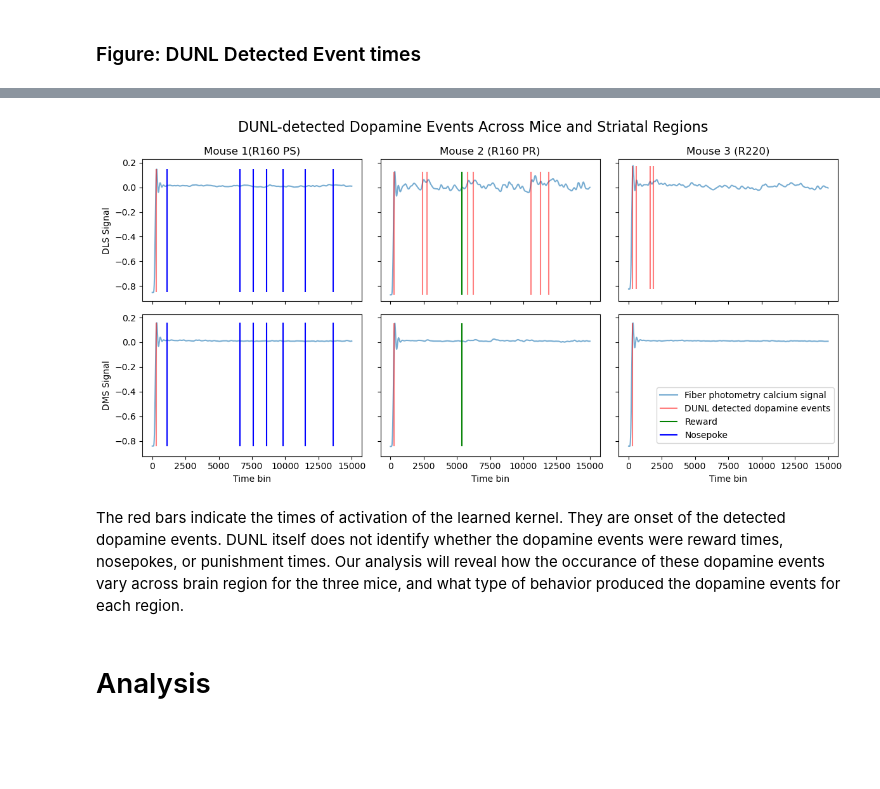
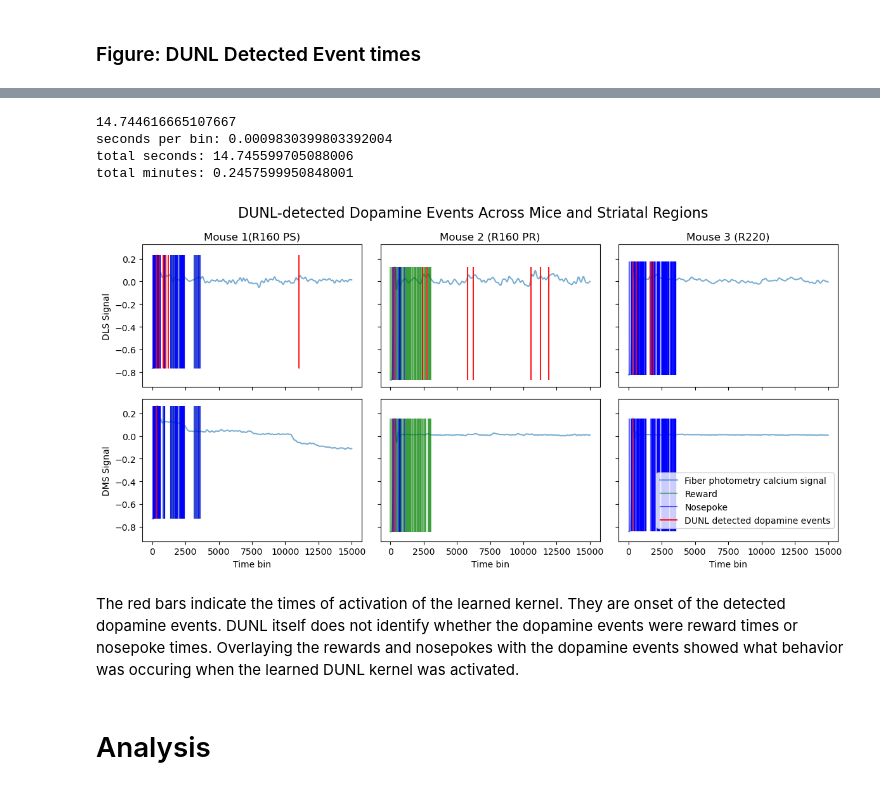
Before and after one commit to esmcclung/BIPN_162_Final, a Jupyter notebook: Dandi_set_197.ipynb, the cells around one changed output, grey strips where cells are left out. Cells and saved outputs as stored; diff of their text form; code cells hidden in the pictures; blank space fills up the shorter version.

Commit message:
fixed dopamine event graph

```diff
--- a/Dandi_set_197.ipynb
+++ b/Dandi_set_197.ipynb
@@ -302,7 +297,7 @@ After DUNL ran 1 time, the outputs of the learned kernels were evaluated. Since
 import sys
 
 sys.path.append("dunl-compneuro/dunl")
-model = torch.load("971_dunl_results/z_sara_bahareh_final/results 1/model/model_final.pt", weights_only = False)
+model = torch.load("971_dunl_results/3KERNELStrial1/model/model_final.pt", weights_only = False)
 H = model.state_dict()['H']
 print(H.shape) #There are 3 kernels, 1 channel, and 24 time bins. The 3 kernels matches the 3 kernels found in the paper.
 H_np = H.detach().cpu().numpy() #convert the kernels from a tensor to a numpy array
@@ -315,7 +310,7 @@ from datasetloader import DUNLdataset
 device = torch.device("cpu")
 
 # load model
-net = torch.load("971_dunl_results/z_sara_bahareh_final/results 1/model/model_final.pt", map_location=device, weights_only = False)
+net = torch.load("971_dunl_results/3KERNELStrial1/model/model_final.pt", map_location=device, weights_only = False)
 net = net.to(device)
 net.eval()
 
@@ -807,6 +806,7 @@ Loading in signals and event timings for each mouse so that they can be plotted
 # %%
 ####### loading in sessions for each mouse
 # ---- Mouse 1 ----
+timestamps_each_mouse = []
 dms_sessions_1 = []
 dls_sessions_1 = []
 
@@ -814,11 +814,13 @@ for f in files_028:
     file_path = os.path.join(dir_028, f)
     dms, dls, timestamps = load_fp_signal(file_path)
 
+
     #crop to training length
     dms = dms[:15000]
     dls = dls[:15000]
     timestamps = timestamps[:15000]
 
+    timestamps_each_mouse.append(timestamps)
     dms_sessions_1.append(dms)
     dls_sessions_1.append(dls)
 
@@ -836,6 +838,7 @@ for f in files_140:
     dls = dls[:15000]
     timestamps = timestamps[:15000]
 
+    timestamps_each_mouse.append(timestamps)
     dms_sessions_2.append(dms)
     dls_sessions_2.append(dls)
 
@@ -853,5 +856,6 @@ for f in files_100:
     dls = dls[:15000]
     timestamps = timestamps[:15000]
 
+    timestamps_each_mouse.append(timestamps)
     dms_sessions_3.append(dms)
     dls_sessions_3.append(dls)
@@ -927,6 +935,6 @@ print(len(all_event_times))
 # %%
 #extracts nose-poke and reward timestamps
-def load_behavior_events(file_path, max_time = timestamps[-1]):
+def load_behavior_events(file_path, max_time):
 
     with NWBHDF5IO(file_path, "r") as io:
         nwb = io.read()
@@ -945,8 +953,8 @@ def load_behavior_events(file_path, max_time = timestamps[-1]):
                 reward_times = obj.timestamps[:]
 
     #filter signal window to 15000 samples to align with the DUNL input signal window
-    poke_times = poke_times[poke_times <= max_time]
-    reward_times = reward_times[reward_times <= max_time]
+   # poke_times = poke_times[poke_times <= max_time]
+   # reward_times = reward_times[reward_times <= max_time]
 
 
     return poke_times, reward_times
@@ -997,3 +1046,14 @@ This may cause compatibility issues. Please update the extension version if poss
+# %%
+print(timestamps_each_mouse[0].max())
+dt = timestamps_each_mouse[0][1] - timestamps_each_mouse[0][0]
+print("seconds per bin:", dt)
+print("total seconds:", dt * 15000)
+print("total minutes:", (dt * 15000) / 60)
+# %% [output]
+14.744616665107667
+seconds per bin: 0.0009830399803392004
+total seconds: 14.745599705088006
+total minutes: 0.2457599950848001
 # %%
 fig, axes = plt.subplots(2,3, figsize=(12,6), sharex=True, sharey=True)
 axes = axes.flatten()
@@ -1013,59 +1073,82 @@ for i in range(6):
     events = all_event_bins[i]
 
     #convert timestamps to time bins
-    reward_bins = np.searchsorted(timestamps, rewards_list[i])
-    poke_bins = np.searchsorted(timestamps, pokes_list[i])
+    reward_bins = rewards_list[i]
+    poke_bins = pokes_list[i]
+   # reward_bins = np.searchsorted(timestamps_each_mouse[i], rewards_list[i])
+   # poke_bins = np.searchsorted(timestamps_each_mouse[i], pokes_list[i])
+
 
     #plot calcium signal
     ax.plot(signal, alpha=0.6, label = "Fiber photometry calcium signal")
-
-    #plot dopamine events
-    ax.vlines(events,
-               ymin=signal.min(),
-               ymax=signal.max(),
-               color='red',
-               alpha=0.5,
-                label = "DUNL detected dopamine events")
 
     #plot reward times
     ax.vlines(reward_bins,
               ymin=signal.min(),
               ymax=signal.max(),
               color='green',
-              label="Reward")
+              label="Reward",
+                alpha = 0.5)
+
     #plot nosepoke times
+
     ax.vlines(poke_bins,
               ymin=signal.min(),
               ymax=signal.max(),
               color='blue',
-              label="Nosepoke")
+              label="Nosepoke",
+             alpha = 0.6)
 
+     #plot dopamine events
+
+    ax.vlines(events,
+               ymin=signal.min(),
+               ymax=signal.max(),
+               color='red',
+               alpha=0.9,
+                label = "DUNL detected dopamine events")
+'''
+    import matplotlib.lines as mlines
+# plot events
+    ax.eventplot(
+    [poke_bins, reward_bins],
+    colors=["blue", "green"],
+    lineoffsets=[-8, -0.78],
+    alpha = 0.5
+    )
+
+# create legend entries
+poke_line = mlines.Line2D([], [], color="blue", label="Nosepoke")
+reward_line = mlines.Line2D([], [], color="green", label="Reward")
+
+ax.legend(handles=[poke_line, reward_line])
+'''
 #axis titles
 axes[0].set_title("Mouse 1(R160 PS)")
 axes[1].set_title("Mouse 2 (R160 PR)")
 axes[2].set_title("Mouse 3 (R220)")
 axes[3].set_title("")
 axes[4].set_title("")
 axes[5].set_title("")
 
 # axis labels
 axes[3].set_xlabel("Time bin")
 axes[4].set_xlabel("Time bin")
 axes[5].set_xlabel("Time bin")
 
 axes[0].set_ylabel("DLS Signal")
 axes[3].set_ylabel("DMS Signal")
 
 fig.suptitle("DUNL-detected Dopamine Events Across Mice and Striatal Regions", fontsize=16)
 handles, labels = axes[0].get_legend_handles_labels()
 fig.legend(handles, labels, loc="lower right", bbox_to_anchor=(0.98, 0.12))
 
 plt.tight_layout()
 plt.show()
 # %% [output]
-[figure, old version]
+[figure, new version]
 # %% [markdown]
-The red bars indicate the times of activation of the learned kernel. They are onset of the detected dopamine events. DUNL itself does not identify whether the dopamine events were reward times, nosepokes, or punishment times. Our analysis will reveal how the occurance of these dopamine events vary across brain region for the three mice, and what type of behavior produced the dopamine events for each region.
+The red bars indicate the times of activation of the learned kernel. They are onset of the detected dopamine events. DUNL itself does not identify whether the dopamine events were reward times or nosepoke times. Overlaying the rewards and nosepokes with the dopamine events showed what behavior was occuring when the learned DUNL kernel was activated.
 # %% [markdown]
 # Analysis
 # %% [markdown]
```
Also changed, not shown: parts of 20 cells of this notebook, 6 other files.
